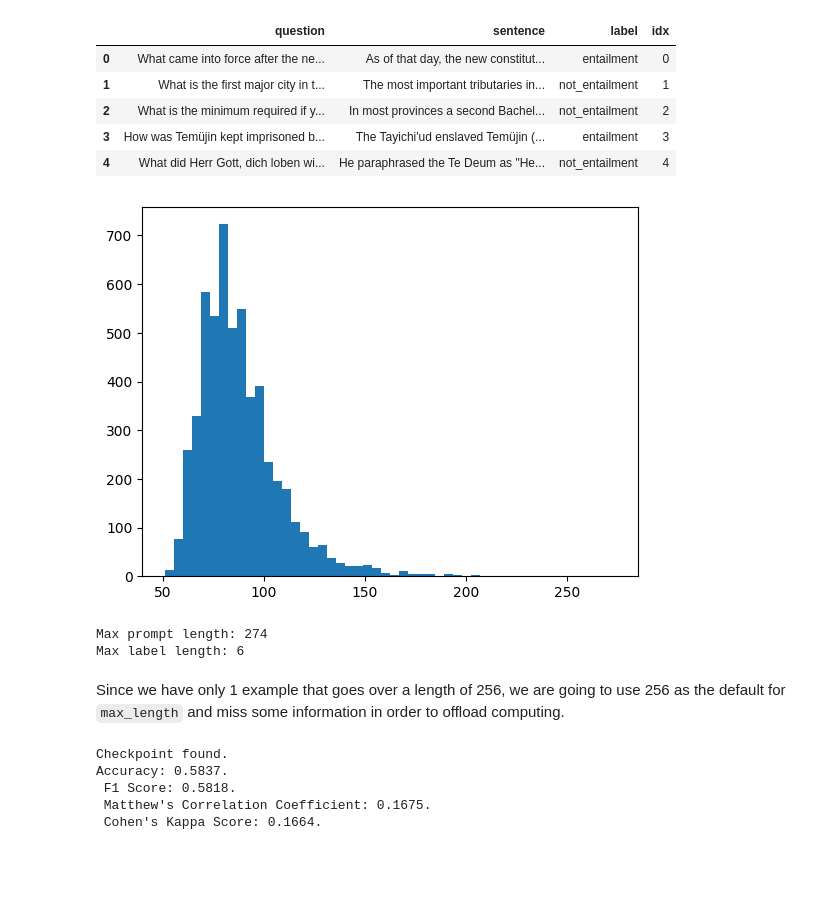
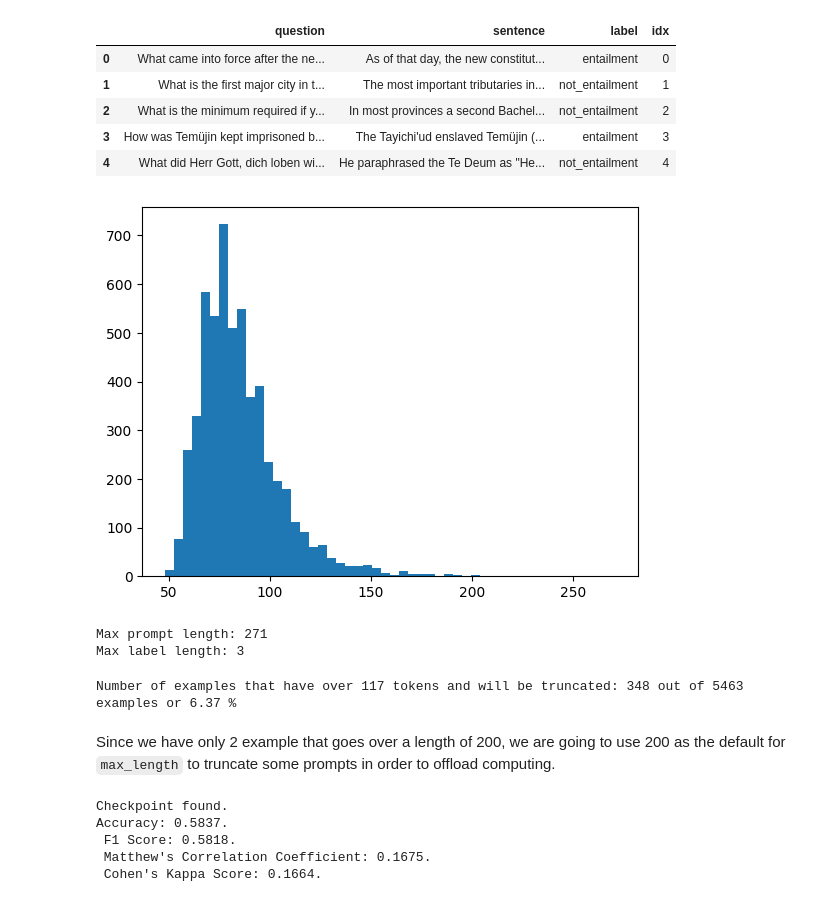
Before and after one commit to GeorgeDikaios/NLI-LLM-Study, a Jupyter notebook: Notebooks/QNLI_Notebooks/QNLI_gemma_2_9b_it/Zero-Shot/QNLI_gemma_2_9b_it_4bit_zero_shot.ipynb, the cells around one changed output. Saved outputs shown, nothing was run; the diff lists cells and outputs as text; code cells hidden in the pictures; blank space fills up the shorter version.

```diff
--- a/Notebooks/QNLI_Notebooks/QNLI_gemma_2_9b_it/Zero-Shot/QNLI_gemma_2_9b_it_4bit_zero_shot.ipynb
+++ b/Notebooks/QNLI_Notebooks/QNLI_gemma_2_9b_it/Zero-Shot/QNLI_gemma_2_9b_it_4bit_zero_shot.ipynb
@@ -85,14 +87,22 @@ qnli_val.head()
 | 4 | What did Herr Gott, dich loben wi... | He paraphrased the Te Deum as "He... | not_entailment | 4 |
 # %%
 # Find the max_length for tokenization to avoid wasting computing.
-tokenizer = AutoTokenizer.from_pretrained(model_id)
 utils.find_max_length(qnli_val, tokenizer=tokenizer, dataset_type=global_params['dataset_type'])
 # %% [output]
-[figure, old version]
+[figure, new version]
-Max prompt length: 274
-Max label length: 6
+Max prompt length: 271
+Max label length: 3
+# %%
+prompt_lengths, _ = utils.get_lengths(qnli_val, tokenizer, global_params['dataset_type'])
+df = pd.DataFrame(prompt_lengths, columns=["length"])
+tokens = 117
+n = (df["length"] > tokens).sum()
+percent = round(n/len(df)*100, 3)
+print(f"Number of examples that have over {tokens} tokens and will be truncated:", n, "out of", len(df), "examples or", percent, "%")
+# %% [output]
+Number of examples that have over 117 tokens and will be truncated: 348 out of 5463 examples or 6.37 %
 # %% [markdown]
-Since we have only 1 example that goes over a length of 256, we are going to use 256 as the default for `max_length` and miss some information in order to offload computing.
+Since we have only 2 example that goes over a length of 200, we are going to use 200 as the default for `max_length` to truncate some prompts in order to offload computing.
 # %%
 # Define dataset and create a dataloader.
 dataset_test = utils.MyDataset(dataframe=qnli_val,
```
Also changed, not shown: parts of 2 cells of this notebook, 8 other files.
